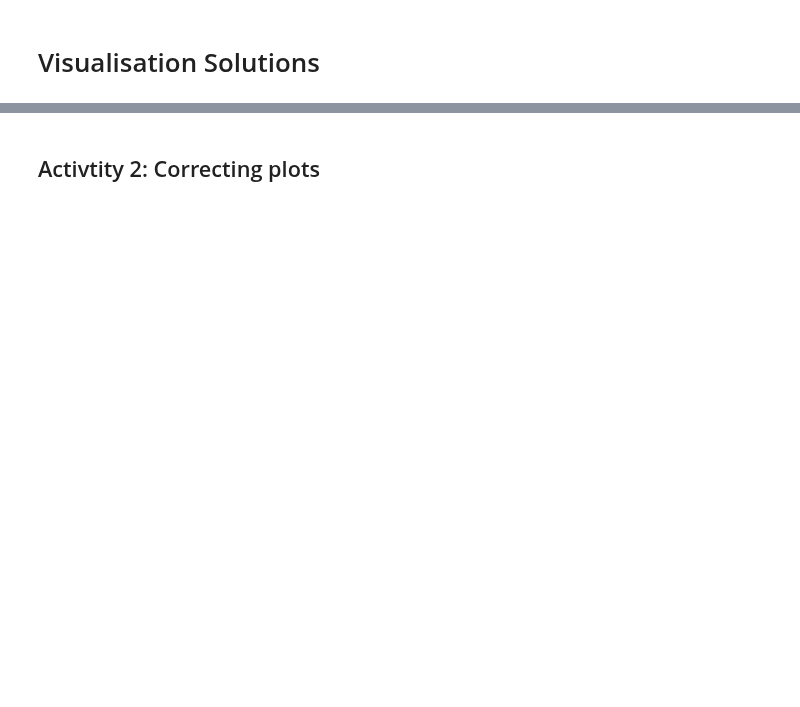
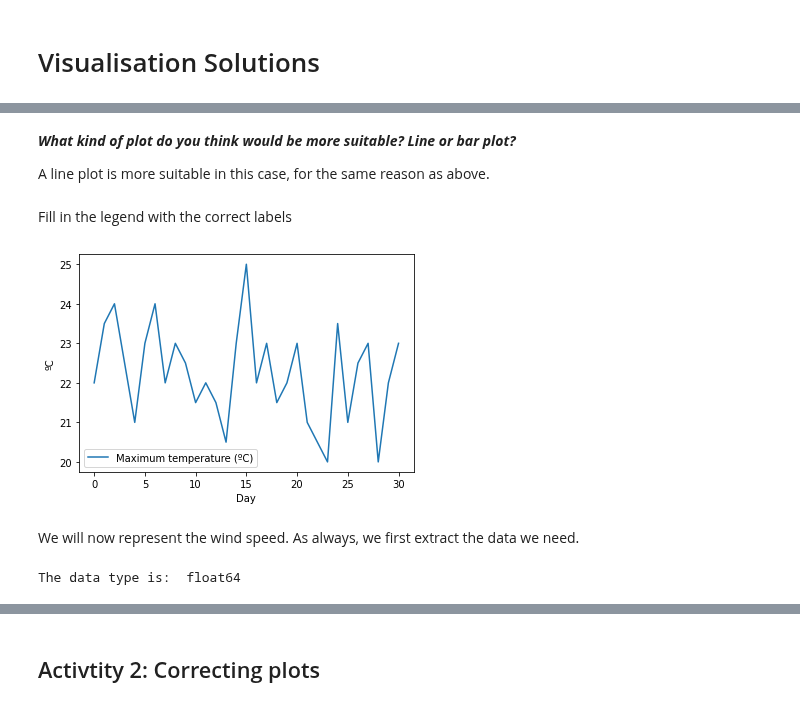
Before and after one commit to Digitalkatie/python-notebooks, a Jupyter notebook: Visualisation_Solutions.ipynb, the cells around one changed output, grey strips where cells are left out. Cells and saved outputs as stored; diff of their text form; code cells hidden in the pictures; blank space fills up the shorter version.

```diff
--- a/Visualisation_Solutions.ipynb
+++ b/Visualisation_Solutions.ipynb
@@ -158,0 +103,31 @@ The quantity of rain is not continuous, there is a different amount each day. Be
+# %% [markdown]
+***What kind of plot do you think would be more suitable? Line or bar plot?***
+
+A line plot is more suitable in this case, for the same reason as above.
+# %% [markdown]
+Fill in the legend with the correct labels
+# %%
+#Get the figure for the plot and the axis objects to have easy access to all plot data.
+fig, ax = matplotlib.pyplot.subplots()
+
+#Create the plot that we will visualise. A line plot is the default for the function plot()
+plot = ax.plot(max_temp, label = "Maximum temperature (ºC)")
+
+#Set the labels of the axis
+ax.set_ylabel("ºC")
+ax.set_xlabel("Day")
+
+#Tell the program that you want the legend to be shown
+matplotlib.pyplot.legend()
+
+#Show the plot we have made
+matplotlib.pyplot.show()
+# %% [output]
+[figure, added]
+# %% [markdown]
+We will now represent the wind speed. As always, we first extract the data we need.
+# %%
+wind = weather['wind(mph)']
+print("The data type is: ",numpy.dtype(min_temp))
+# %% [output]
+The data type is:  float64
```
Also changed, not shown: parts of 64 cells of this notebook, 15 other files.
